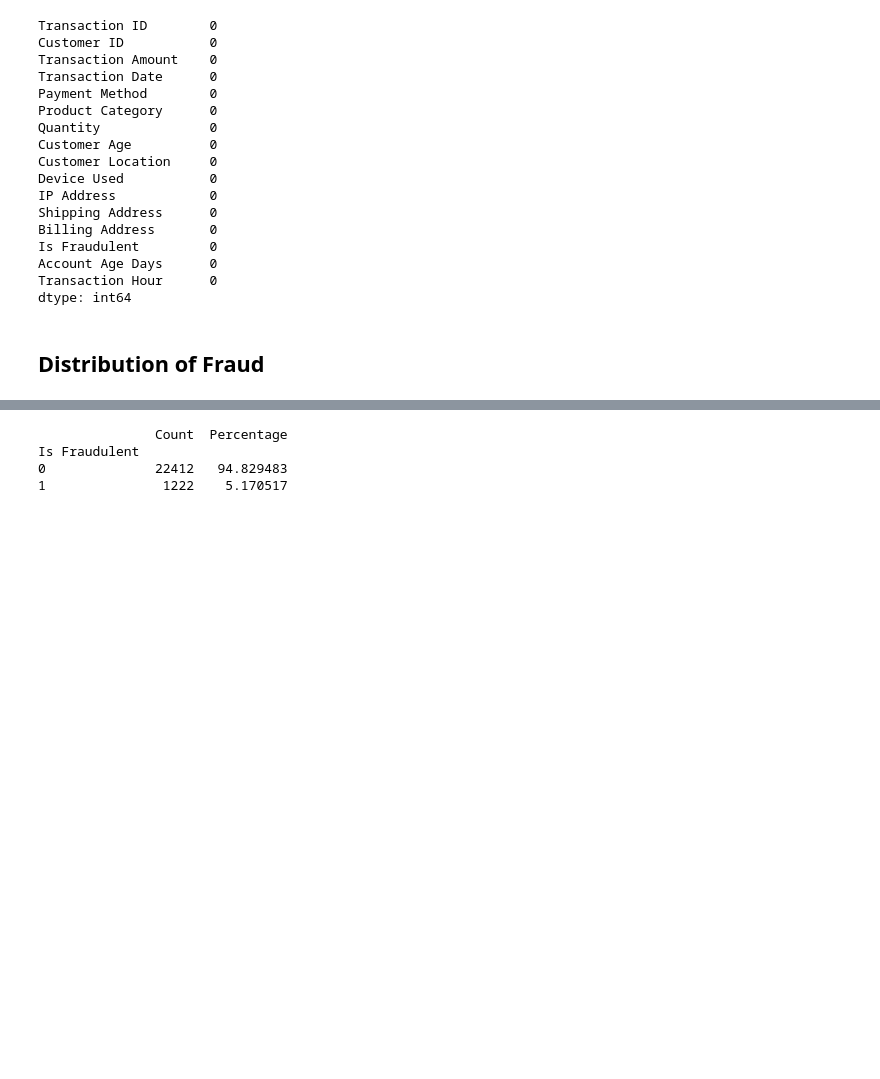
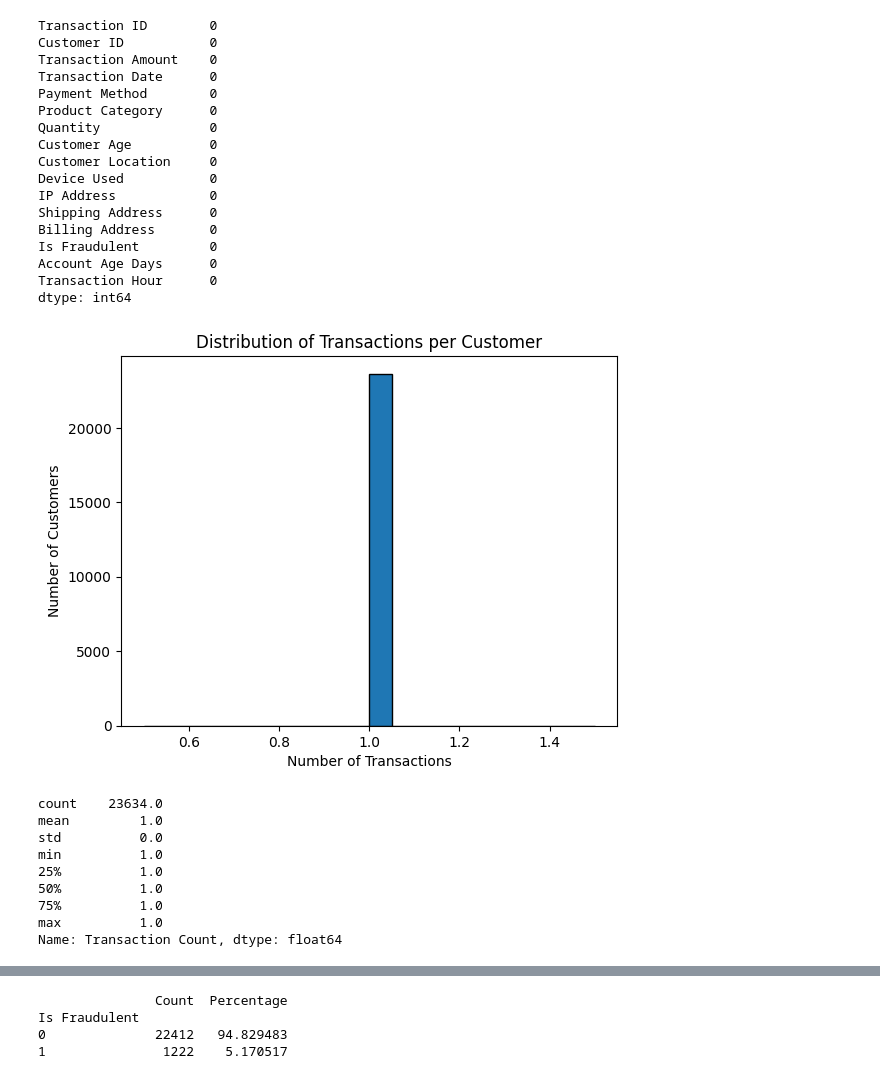
Before and after one commit to EldrickSYK/BT4012, a Jupyter notebook: BT4012_EDA_Preprocessing.ipynb, the cells around one changed output, grey strips where cells are left out. Cells and saved outputs as stored; diff of their text form; code cells hidden in the pictures; blank space fills up the shorter version.

```diff
--- a/BT4012_EDA_Preprocessing.ipynb
+++ b/BT4012_EDA_Preprocessing.ipynb
@@ -45 +51,8 @@
+# %%
+import pandas as pd
+import matplotlib.pyplot as plt
+import seaborn as sns
+import requests
+
+preprocessed_data_filepath = "./Preprocessed data/"
 # %% [markdown]
@@ -124,5 +120,25 @@ Is Fraudulent         0
 Account Age Days      0
 Transaction Hour      0
 dtype: int64
-# %% [markdown]
-## Distribution of Fraud
+# %%
+# Group by customer ID to see number of transactions per customer ID
+customer_transaction_counts = df.groupby('Customer ID').size().reset_index(name='Transaction Count')
+customer_transaction_counts = customer_transaction_counts.sort_values(by='Transaction Count', ascending=False)
+plt.hist(customer_transaction_counts['Transaction Count'], bins=20, edgecolor='k')
+plt.xlabel('Number of Transactions')
+plt.ylabel('Number of Customers')
+plt.title('Distribution of Transactions per Customer')
+plt.show()
+single_transaction_customers = customer_transaction_counts[customer_transaction_counts['Transaction Count'] == 1]
+customer_transaction_counts['Transaction Count'].describe()
+# %% [output]
+[figure, added]
+count    23634.0
+mean         1.0
+std          0.0
+min          1.0
+25%          1.0
+50%          1.0
+75%          1.0
+max          1.0
+Name: Transaction Count, dtype: float64
```
Also changed, not shown: parts of 94 cells of this notebook.
